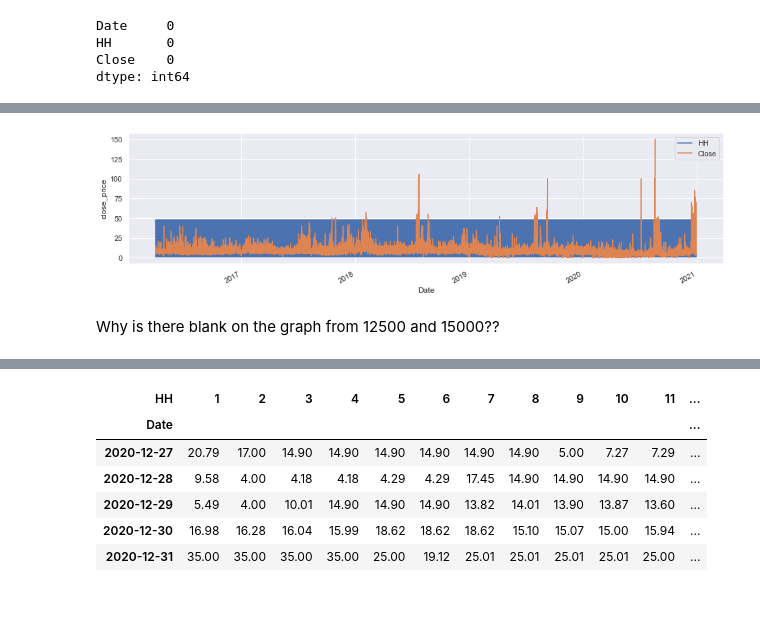
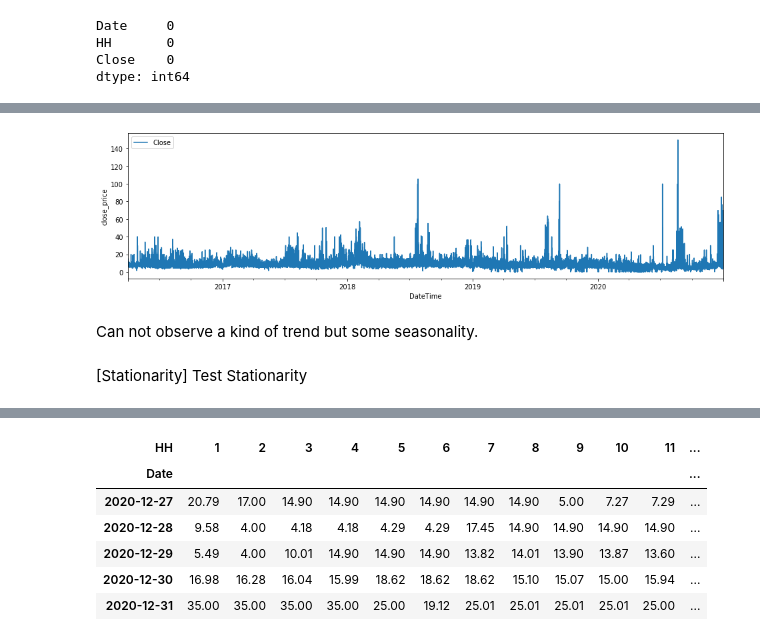
Before and after one commit to ken-datascience/master_thesis, a Jupyter notebook: Data Analysis for Master Thesis.ipynb, the cells around one changed output, grey strips where cells are left out. Saved outputs shown, nothing was run; the diff lists cells and outputs as text; code cells hidden in the pictures; blank space fills up the shorter version.

Commit message:
Checked seasonality

```diff
--- a/Data Analysis for Master Thesis.ipynb
+++ b/Data Analysis for Master Thesis.ipynb
@@ -218,0 +240,11 @@ dtype: int64
+# %%
+# Make a table for QH_number
+df_intra_HH = df_intra.reset_index()
+HH_table = pd.DataFrame(df_intra_HH["HH"])
+HH_table = HH_table.drop_duplicates()
+HH_table['Time'] = pd.date_range('2020/01/01', periods=48,  freq='30min').strftime('%H:%M')
+HH_table['Time'] = HH_table['Time'].str[-8:]
+# HH_table['Hourly_Time'] = pd.date_range('2020/01/01', periods=48,  freq='30min').floor("H").strftime('%H:%M')
+# HH_table['Hourly_Time'] = pd.to_datetime(HH_table['Hourly_Time']).dt.time
+
+HH_table.head()
@@ -218,0 +258,6 @@ dtype: int64
+# %%
+close_price_graph = close_price
+close_price_graph = pd.merge(close_price_graph, HH_table, how="left", on=['HH'])
+close_price_graph["Date"] = close_price_graph["Date"].astype(str)
+close_price_graph["DateTime"] = pd.to_datetime(close_price_graph["Date"] + " " + close_price_graph["Time"], format='%Y-%m-%d %H:%M')
+close_price_graph = close_price_graph.drop(["Date", "index", "HH", "Time"], axis=1)
@@ -219,11 +273,15 @@ dtype: int64
 # %%
-close_price.set_index("Date", inplace=True)
+close_price_graph.set_index("DateTime", inplace=True)
 # %%
 # Simple plot
 fig, ax = plt.subplots(1, figsize=plt.figaspect(.25))
-close_price.plot(ax=ax)
-ax.set(ylabel="close_price", xlabel="Date");
+close_price_graph.plot(ax=ax)
+
+ax.set(ylabel="close_price", xlabel="DateTime");
 # %% [output]
-[figure, old version]
+[figure, new version]
-# %% [markdown]
-Why is there blank on the graph from 12500 and 15000??
+# %% [markdown]
+Can not observe a kind of trend but some seasonality.
+# %% [markdown]
+[Stationarity]
+Test Stationarity
```
Also changed, not shown: parts of 53 cells of this notebook, 1 other file.
